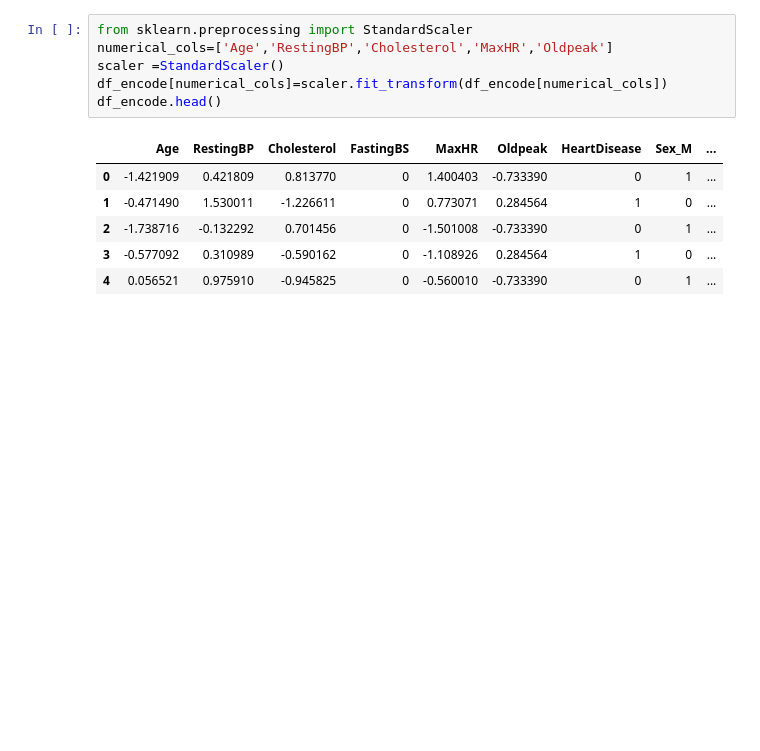
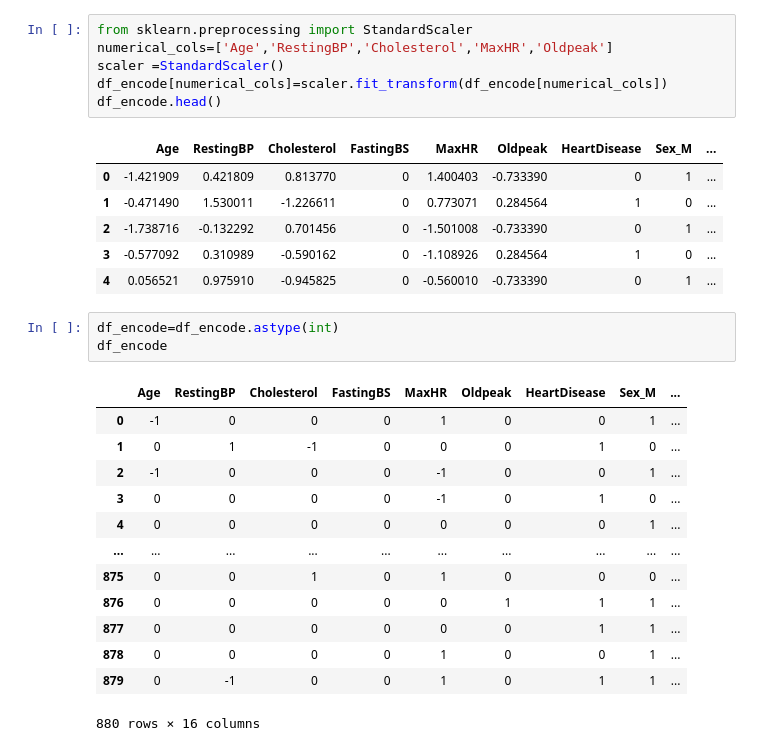
Before and after one commit to palak-bajpai-039/Machine-Learning, a Jupyter notebook: heart/heart.ipynb, the cells around one changed output. Cells and saved outputs as stored; diff of their text form; blank space fills up the shorter version.

```diff
--- a/heart/heart.ipynb
+++ b/heart/heart.ipynb
@@ -281,3 +282,20 @@ df_encode.head()
 | 2 | -1.738716 | -0.132292 | 0.701456 | 0 | -1.501008 | -0.733390 | 0 | 1 | ... |
 | 3 | -0.577092 | 0.310989 | -0.590162 | 0 | -1.108926 | 0.284564 | 1 | 0 | ... |
 | 4 | 0.056521 | 0.975910 | -0.945825 | 0 | -0.560010 | -0.733390 | 0 | 1 | ... |
+# %%
+df_encode=df_encode.astype(int)
+df_encode
+# %% [output]
+|  | Age | RestingBP | Cholesterol | FastingBS | MaxHR | Oldpeak | HeartDisease | Sex_M | ... |
+| 0 | -1 | 0 | 0 | 0 | 1 | 0 | 0 | 1 | ... |
+| 1 | 0 | 1 | -1 | 0 | 0 | 0 | 1 | 0 | ... |
+| 2 | -1 | 0 | 0 | 0 | -1 | 0 | 0 | 1 | ... |
+| 3 | 0 | 0 | 0 | 0 | -1 | 0 | 1 | 0 | ... |
+| 4 | 0 | 0 | 0 | 0 | 0 | 0 | 0 | 1 | ... |
+| ... | ... | ... | ... | ... | ... | ... | ... | ... | ... |
+| 875 | 0 | 0 | 1 | 0 | 1 | 0 | 0 | 0 | ... |
+| 876 | 0 | 0 | 0 | 0 | 0 | 1 | 1 | 1 | ... |
+| 877 | 0 | 0 | 0 | 0 | 0 | 0 | 1 | 1 | ... |
+| 878 | 0 | 0 | 0 | 0 | 1 | 0 | 0 | 1 | ... |
+| 879 | 0 | -1 | 0 | 0 | 1 | 0 | 1 | 1 | ... |
+880 rows × 16 columns
```
Also changed, not shown: parts of 4 cells of this notebook.
